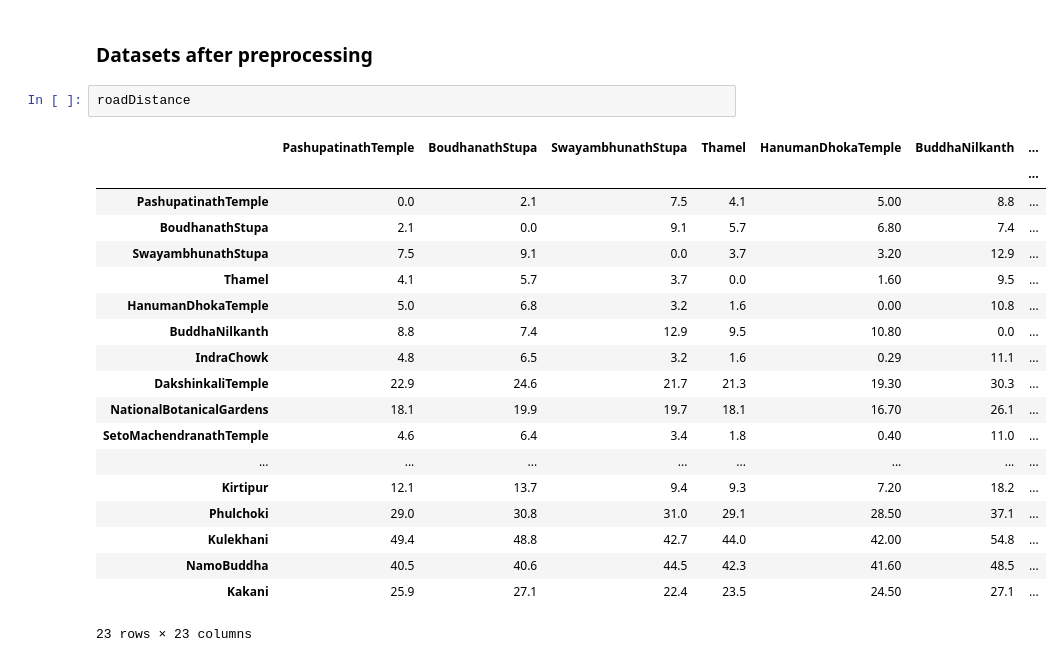
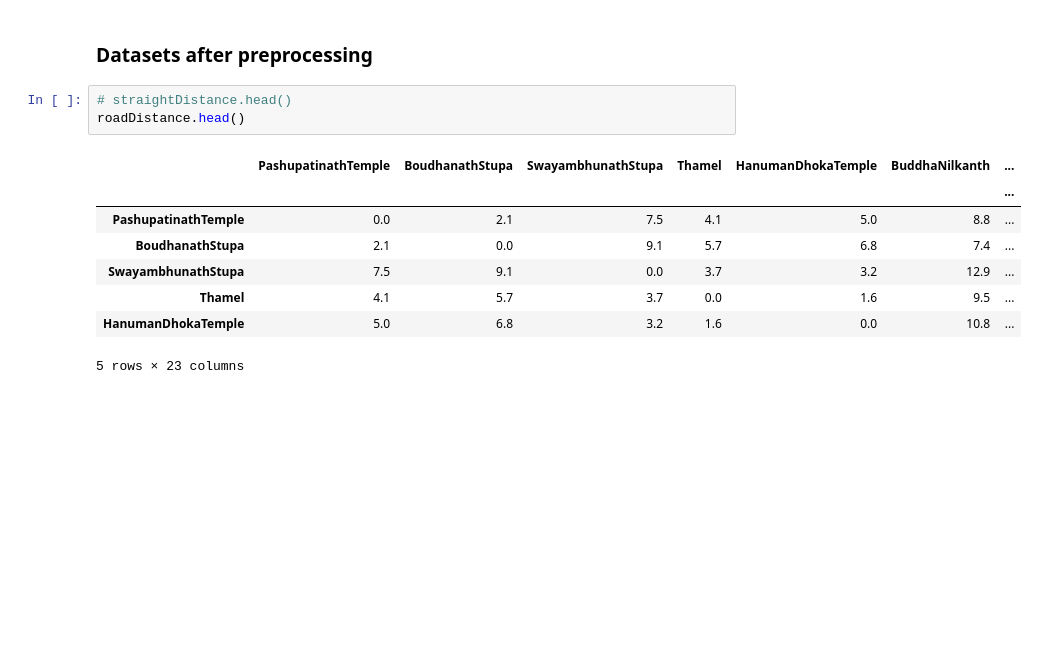
Before and after one commit to kshitiz28/Greedy-and-A-star-search-algorithm, a Jupyter notebook: theCode.ipynb, the cells around one changed output. Drawn from its saved outputs; the diff is of its cells as text; blank space fills up the shorter version.

```diff
--- a/theCode.ipynb
+++ b/theCode.ipynb
@@ -20,24 +20,14 @@ straightDistance.index.name = ''
 # %% [markdown]
 ### Datasets after preprocessing
 # %%
-roadDistance
+# straightDistance.head()
+roadDistance.head()
 # %% [output]
 |  | PashupatinathTemple | BoudhanathStupa | SwayambhunathStupa | Thamel | HanumanDhokaTemple | BuddhaNilkanth | ... |
 |  |  |  |  |  |  |  | ... |
-| PashupatinathTemple | 0.0 | 2.1 | 7.5 | 4.1 | 5.00 | 8.8 | ... |
-| BoudhanathStupa | 2.1 | 0.0 | 9.1 | 5.7 | 6.80 | 7.4 | ... |
-| SwayambhunathStupa | 7.5 | 9.1 | 0.0 | 3.7 | 3.20 | 12.9 | ... |
-| Thamel | 4.1 | 5.7 | 3.7 | 0.0 | 1.60 | 9.5 | ... |
-| HanumanDhokaTemple | 5.0 | 6.8 | 3.2 | 1.6 | 0.00 | 10.8 | ... |
-| BuddhaNilkanth | 8.8 | 7.4 | 12.9 | 9.5 | 10.80 | 0.0 | ... |
-| IndraChowk | 4.8 | 6.5 | 3.2 | 1.6 | 0.29 | 11.1 | ... |
-| DakshinkaliTemple | 22.9 | 24.6 | 21.7 | 21.3 | 19.30 | 30.3 | ... |
-| NationalBotanicalGardens | 18.1 | 19.9 | 19.7 | 18.1 | 16.70 | 26.1 | ... |
-| SetoMachendranathTemple | 4.6 | 6.4 | 3.4 | 1.8 | 0.40 | 11.0 | ... |
-| ... | ... | ... | ... | ... | ... | ... | ... |
-| Kirtipur | 12.1 | 13.7 | 9.4 | 9.3 | 7.20 | 18.2 | ... |
-| Phulchoki | 29.0 | 30.8 | 31.0 | 29.1 | 28.50 | 37.1 | ... |
-| Kulekhani | 49.4 | 48.8 | 42.7 | 44.0 | 42.00 | 54.8 | ... |
-| NamoBuddha | 40.5 | 40.6 | 44.5 | 42.3 | 41.60 | 48.5 | ... |
-| Kakani | 25.9 | 27.1 | 22.4 | 23.5 | 24.50 | 27.1 | ... |
+| PashupatinathTemple | 0.0 | 2.1 | 7.5 | 4.1 | 5.0 | 8.8 | ... |
+| BoudhanathStupa | 2.1 | 0.0 | 9.1 | 5.7 | 6.8 | 7.4 | ... |
+| SwayambhunathStupa | 7.5 | 9.1 | 0.0 | 3.7 | 3.2 | 12.9 | ... |
+| Thamel | 4.1 | 5.7 | 3.7 | 0.0 | 1.6 | 9.5 | ... |
+| HanumanDhokaTemple | 5.0 | 6.8 | 3.2 | 1.6 | 0.0 | 10.8 | ... |
-23 rows × 23 columns
+5 rows × 23 columns
```
Also changed, not shown: parts of 7 cells of this notebook, 2 other files.
